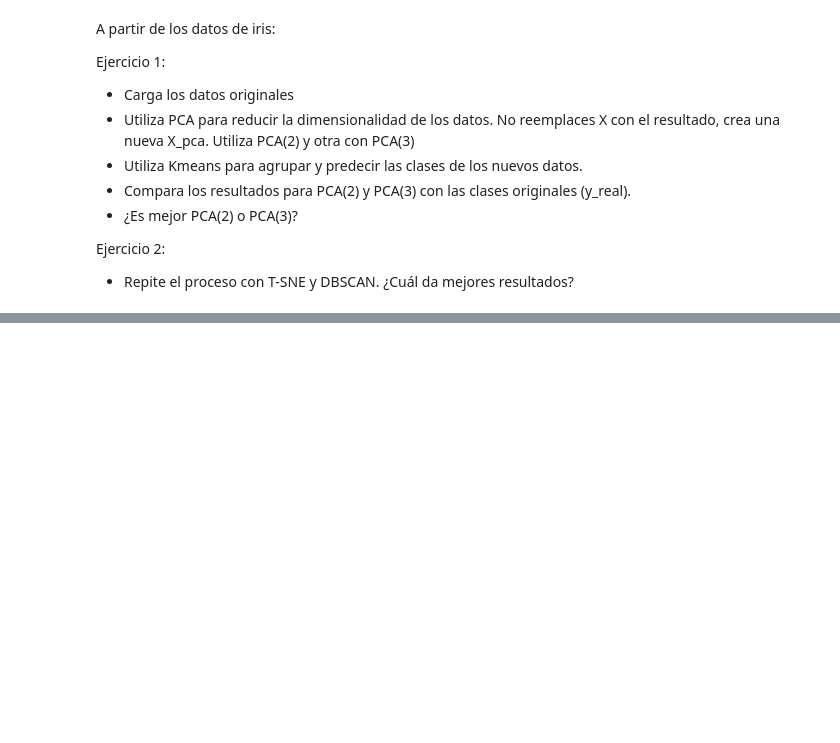
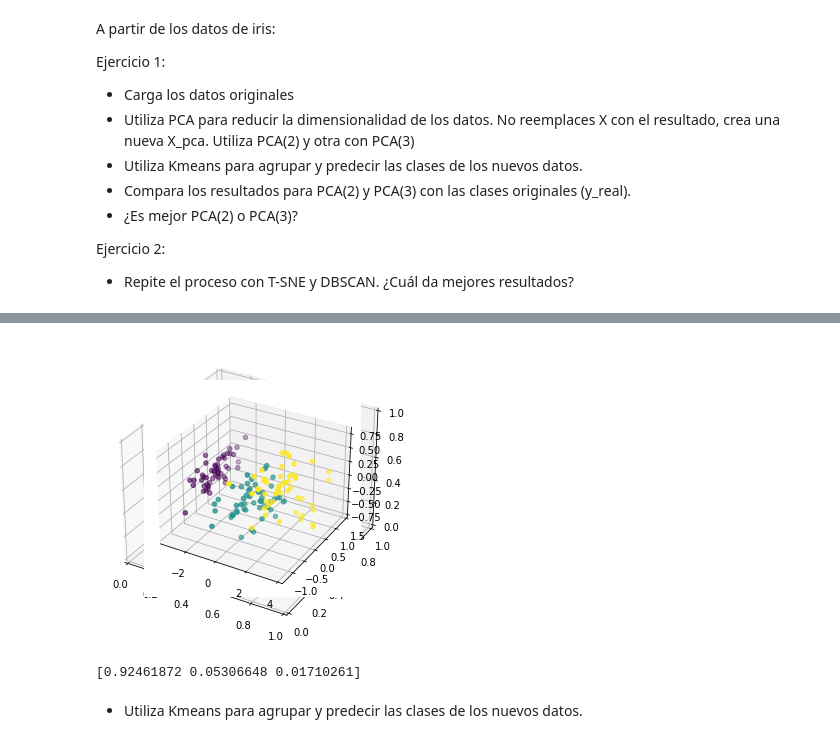
Before and after one commit to karinaic/clase1_data_science, a Jupyter notebook: week10_ML_competition_pca_kmeans/day3_unsupervised_PCA_kmeans/unsupervised_learning/exercise/unsupervised_complete.ipynb, the cells around one changed output, grey strips where cells are left out. Saved outputs shown, nothing was run; the diff lists cells and outputs as text; code cells hidden in the pictures; blank space fills up the shorter version.

```diff
--- a/week10_ML_competition_pca_kmeans/day3_unsupervised_PCA_kmeans/unsupervised_learning/exercise/unsupervised_complete.ipynb
+++ b/week10_ML_competition_pca_kmeans/day3_unsupervised_PCA_kmeans/unsupervised_learning/exercise/unsupervised_complete.ipynb
@@ -25,0 +70,7 @@ X_train, X_test, y_train, y_test = train_test_split(X,
+# %%
+pca_3 = pca_func(3,X)
+# %% [output]
+[figure, added]
+[0.92461872 0.05306648 0.01710261]
+# %% [markdown]
+* Utiliza Kmeans para agrupar y predecir las clases de los nuevos datos.
```
Also changed, not shown: parts of 28 cells of this notebook.
